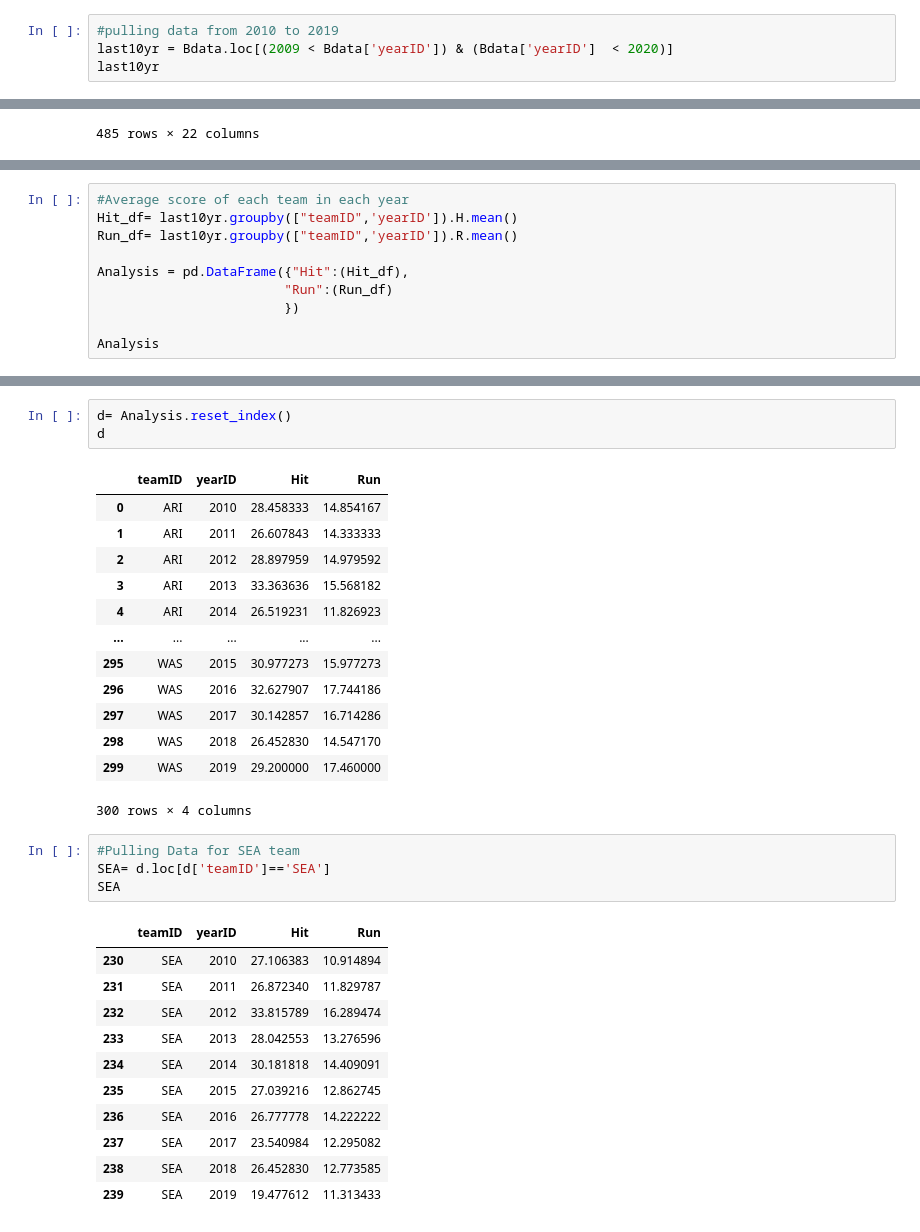
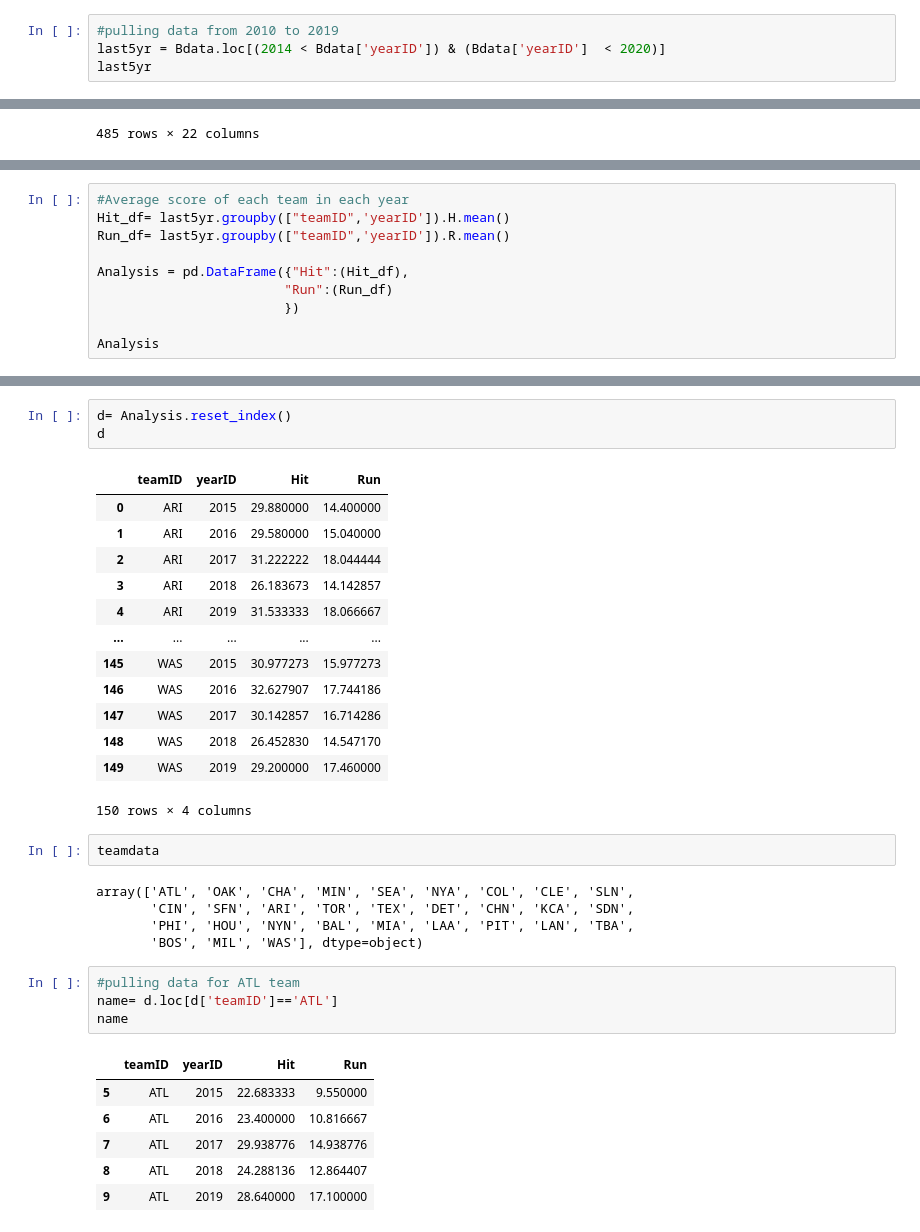
Before and after one commit to Lanpham0110/Project-1, a Jupyter notebook: Baseball Project.ipynb, the cells around one changed output, grey strips where cells are left out. Cells and saved outputs as stored; diff of their text form.

```diff
--- a/Baseball Project.ipynb
+++ b/Baseball Project.ipynb
@@ -130,7 +130,7 @@ top10.plot(y=["Hit","Run"],ylabel="Average Scores",kind='bar', figsize=(20,6))
 ## data from 2010 to 2019
 # %%
 #pulling data from 2010 to 2019
-last10yr = Bdata.loc[(2009 < Bdata['yearID']) & (Bdata['yearID']  < 2020)]
-last10yr
+last5yr = Bdata.loc[(2014 < Bdata['yearID']) & (Bdata['yearID']  < 2020)]
+last5yr
 # %% [output]
 |  | playerID | yearID | stint | teamID | lgID | G | AB | R | H | 2B | ... | ... |
@@ -186,7 +190,7 @@ data
 # %%
 #Average score of each team in each year
-Hit_df= last10yr.groupby(["teamID",'yearID']).H.mean()
-Run_df= last10yr.groupby(["teamID",'yearID']).R.mean()
+Hit_df= last5yr.groupby(["teamID",'yearID']).H.mean()
+Run_df= last5yr.groupby(["teamID",'yearID']).R.mean()
 
 Analysis = pd.DataFrame({"Hit":(Hit_df),
                         "Run":(Run_df)
@@ -213,31 +217,33 @@ d= Analysis.reset_index()
 d
 # %% [output]
 |  | teamID | yearID | Hit | Run |
-| 0 | ARI | 2010 | 28.458333 | 14.854167 |
-| 1 | ARI | 2011 | 26.607843 | 14.333333 |
-| 2 | ARI | 2012 | 28.897959 | 14.979592 |
-| 3 | ARI | 2013 | 33.363636 | 15.568182 |
-| 4 | ARI | 2014 | 26.519231 | 11.826923 |
+| 0 | ARI | 2015 | 29.880000 | 14.400000 |
+| 1 | ARI | 2016 | 29.580000 | 15.040000 |
+| 2 | ARI | 2017 | 31.222222 | 18.044444 |
+| 3 | ARI | 2018 | 26.183673 | 14.142857 |
+| 4 | ARI | 2019 | 31.533333 | 18.066667 |
 | ... | ... | ... | ... | ... |
-| 295 | WAS | 2015 | 30.977273 | 15.977273 |
-| 296 | WAS | 2016 | 32.627907 | 17.744186 |
-| 297 | WAS | 2017 | 30.142857 | 16.714286 |
-| 298 | WAS | 2018 | 26.452830 | 14.547170 |
-| 299 | WAS | 2019 | 29.200000 | 17.460000 |
+| 145 | WAS | 2015 | 30.977273 | 15.977273 |
+| 146 | WAS | 2016 | 32.627907 | 17.744186 |
+| 147 | WAS | 2017 | 30.142857 | 16.714286 |
+| 148 | WAS | 2018 | 26.452830 | 14.547170 |
+| 149 | WAS | 2019 | 29.200000 | 17.460000 |
-300 rows × 4 columns
+150 rows × 4 columns
+# %%
+teamdata
+# %% [output]
+array(['ATL', 'OAK', 'CHA', 'MIN', 'SEA', 'NYA', 'COL', 'CLE', 'SLN',
+       'CIN', 'SFN', 'ARI', 'TOR', 'TEX', 'DET', 'CHN', 'KCA', 'SDN',
+       'PHI', 'HOU', 'NYN', 'BAL', 'MIA', 'LAA', 'PIT', 'LAN', 'TBA',
+       'BOS', 'MIL', 'WAS'], dtype=object)
 # %%
-#Pulling Data for SEA team
-SEA= d.loc[d['teamID']=='SEA']
-SEA
+#pulling data for ATL team
+name= d.loc[d['teamID']=='ATL']
+name
 # %% [output]
 |  | teamID | yearID | Hit | Run |
-| 230 | SEA | 2010 | 27.106383 | 10.914894 |
-| 231 | SEA | 2011 | 26.872340 | 11.829787 |
-| 232 | SEA | 2012 | 33.815789 | 16.289474 |
-| 233 | SEA | 2013 | 28.042553 | 13.276596 |
-| 234 | SEA | 2014 | 30.181818 | 14.409091 |
-| 235 | SEA | 2015 | 27.039216 | 12.862745 |
-| 236 | SEA | 2016 | 26.777778 | 14.222222 |
-| 237 | SEA | 2017 | 23.540984 | 12.295082 |
-| 238 | SEA | 2018 | 26.452830 | 12.773585 |
-| 239 | SEA | 2019 | 19.477612 | 11.313433 |
+| 5 | ATL | 2015 | 22.683333 | 9.550000 |
+| 6 | ATL | 2016 | 23.400000 | 10.816667 |
+| 7 | ATL | 2017 | 29.938776 | 14.938776 |
+| 8 | ATL | 2018 | 24.288136 | 12.864407 |
+| 9 | ATL | 2019 | 28.640000 | 17.100000 |
```
Also changed, not shown: parts of 40 cells of this notebook.
